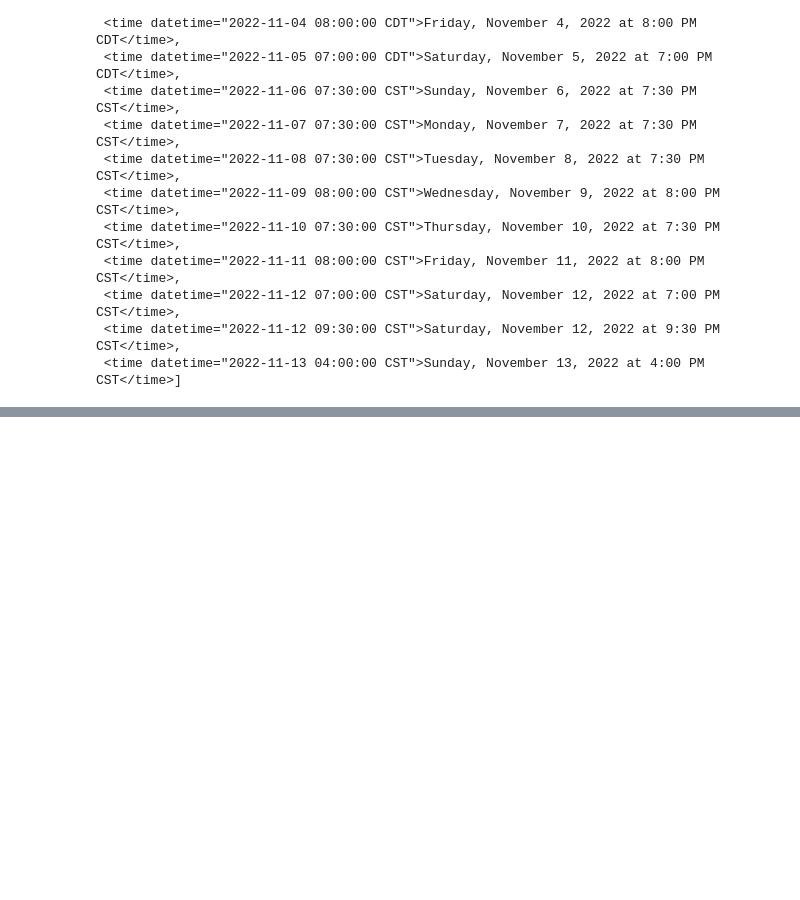
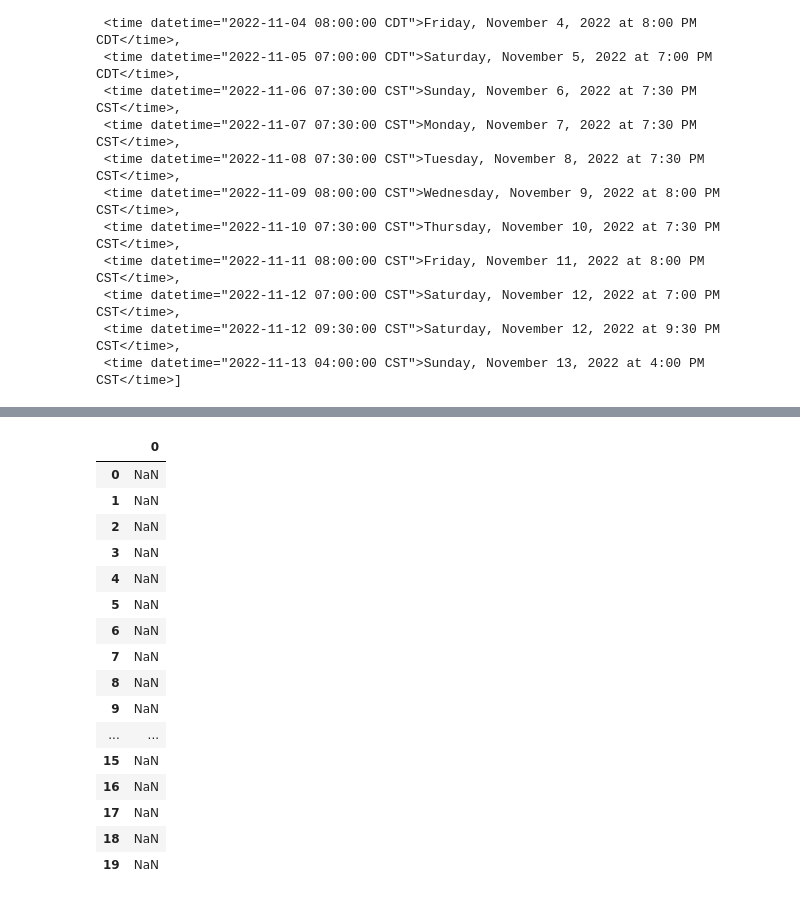
Before and after one commit to NSS-Data-Analytics-Cohort-7/web-scraping-ryman-krissyluptown, a Jupyter notebook: notebooks/RymanWebscrape.ipynb, the cells around one changed output, grey strips where cells are left out. Cells and saved outputs as stored; diff of their text form; code cells hidden in the pictures; blank space fills up the shorter version.

```diff
--- a/notebooks/RymanWebscrape.ipynb
+++ b/notebooks/RymanWebscrape.ipynb
@@ -156,4 +152,4 @@ NameError: name 'pd' is not defined
 # %%
 import pandas as pd
 # %%
-event_times = pd.DataFrame({'event time': times})
+date_and_time = pd.DataFrame({'event time': times})
@@ -179,0 +176,22 @@ event_times
+# %%
+date_and_time = date_and_time ['event time'].str.split('at ', expand = True)
+# %%
+date_and_time
+# %% [output]
+|  | 0 |
+| 0 | NaN |
+| 1 | NaN |
+| 2 | NaN |
+| 3 | NaN |
+| 4 | NaN |
+| 5 | NaN |
+| 6 | NaN |
+| 7 | NaN |
+| 8 | NaN |
+| 9 | NaN |
+| ... | ... |
+| 15 | NaN |
+| 16 | NaN |
+| 17 | NaN |
+| 18 | NaN |
+| 19 | NaN |
```
Also changed, not shown: parts of 14 cells of this notebook.
